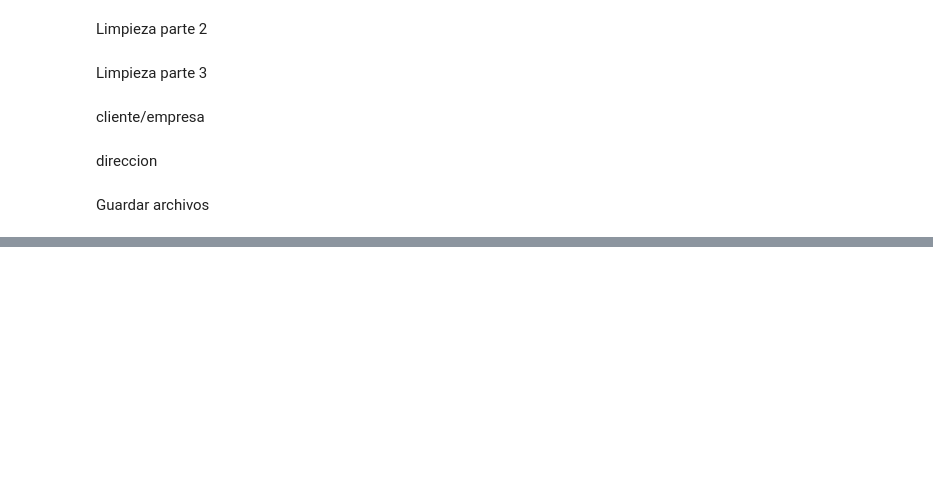
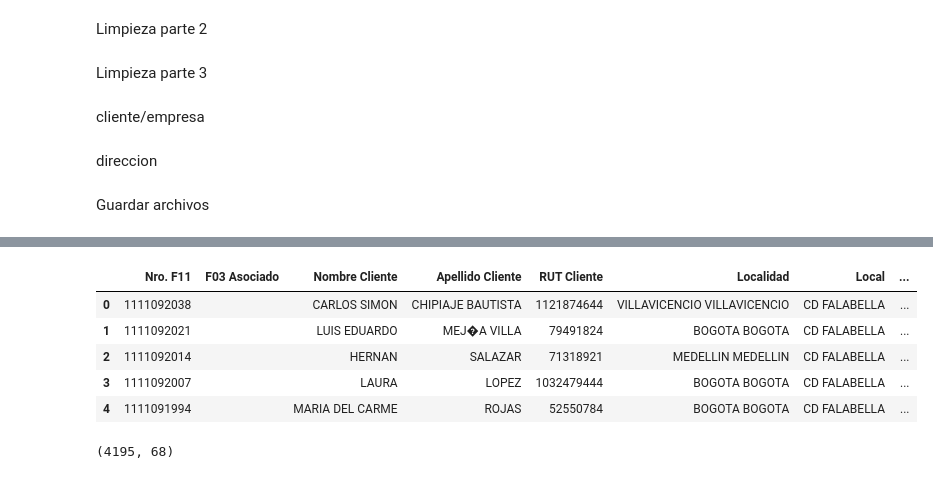
Before and after one commit to twofortyone/falabella, a Jupyter notebook: d2_f11.ipynb, the cells around one changed output, grey strips where cells are left out. Saved outputs shown, nothing was run; the diff lists cells and outputs as text; code cells hidden in the pictures; blank space fills up the shorter version.

```diff
--- a/d2_f11.ipynb
+++ b/d2_f11.ipynb
@@ -134,0 +155,2 @@ df7.to_excel(f'output/df7.xlsx', sheet_name=f'f11', index=False)
+# %%
+f11usua = f11.merge(usu, how='left', left_on='Usuario Creacisn', right_on='Nombre Usuario')
@@ -134,0 +172,4 @@ df7.to_excel(f'output/df7.xlsx', sheet_name=f'f11', index=False)
+# %%
+emp.drop_duplicates('Num_Documento', inplace=True)
+# %%
+f11res = f11usua.merge(emp, how='left', left_on='Rut', right_on='Num_Documento')
@@ -134,0 +185,13 @@ df7.to_excel(f'output/df7.xlsx', sheet_name=f'f11', index=False)
+# %%
+f11res.head()
+# %% [output]
+|  | Nro. F11 | F03 Asociado | Nombre Cliente | Apellido Cliente | RUT Cliente | Localidad | Local | ... |
+| 0 | 1111092038 |  | CARLOS SIMON | CHIPIAJE BAUTISTA | 1121874644 | VILLAVICENCIO VILLAVICENCIO | CD FALABELLA | ... |
+| 1 | 1111092021 |  | LUIS EDUARDO | MEJ�A VILLA | 79491824 | BOGOTA BOGOTA | CD FALABELLA | ... |
+| 2 | 1111092014 |  | HERNAN | SALAZAR | 71318921 | MEDELLIN MEDELLIN | CD FALABELLA | ... |
+| 3 | 1111092007 |  | LAURA | LOPEZ | 1032479444 | BOGOTA BOGOTA | CD FALABELLA | ... |
+| 4 | 1111091994 |  | MARIA DEL CARME | ROJAS | 52550784 | BOGOTA BOGOTA | CD FALABELLA | ... |
+# %%
+f11res[f11res['Num_Documento'].notna()].shape
+# %% [output]
+(4195, 68)
```
Also changed, not shown: parts of 18 cells of this notebook, 16 other files.
